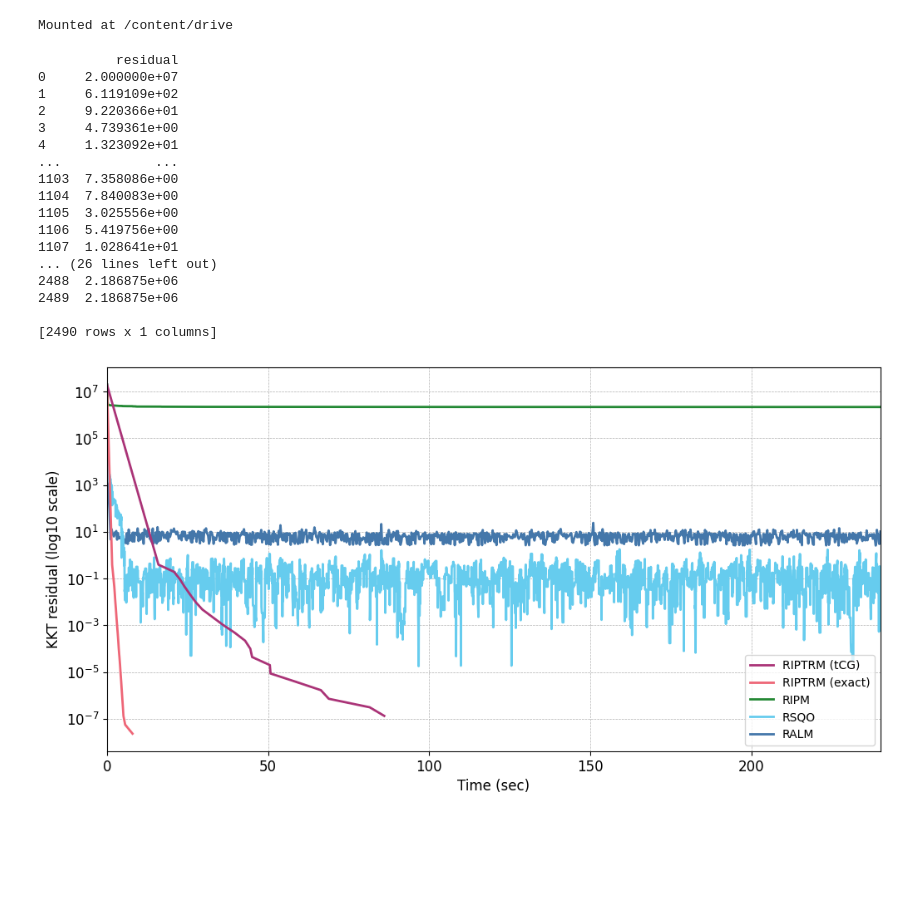
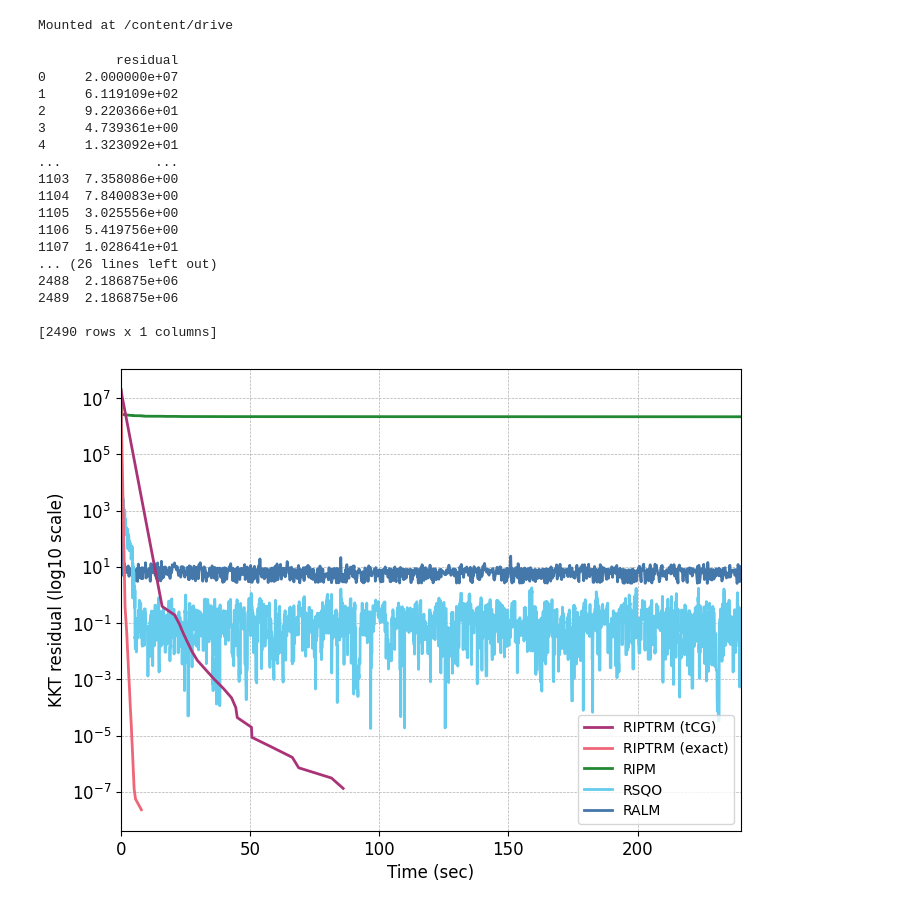
Before and after one commit to shirokumakur0/Riemannian-interior-point-trust-region-method, a Jupyter notebook: src/Rosenbrock/colab_analyzer.ipynb, the cells around one changed output. Cells and saved outputs as stored; diff of their text form; code cells hidden in the pictures; blank space fills up the shorter version.

```diff
--- a/src/Rosenbrock/colab_analyzer.ipynb
+++ b/src/Rosenbrock/colab_analyzer.ipynb
@@ -86,7 +86,7 @@ is_y_logscale = True
 # plot_graph(problem_name, problem_instance, problem_initialpoint, solver_name, file_name, yaxis_col_name, xaxis_col_name, is_ylogscale)
 
 # Initial setting
-plt.figure(figsize=(12, 6))
+plt.figure(figsize=(8, 6))
 # plt.title(f"{xaxis_col_name} vs {yaxis_col_name} for {problem_name}-{problem_instance}-{problem_initialpoint}")
 plt.ylabel(f"{yaxis_col_name}")
 
@@ -151,34 +151,34 @@ if is_y_logscale:
     plt.yscale("log")
 
 # plt.gca().set_ylim(top=10)
 plt.gca().set_xlim(left=0, right=240)
 
 # Save the plot
 output_folder = f'{root_path}/result/{problem_name}/{problem_instance}/{problem_initialpoint}'
 os.makedirs(f"{root_path}/result/{problem_name}", exist_ok=True)
 os.makedirs(f"{root_path}/result/{problem_name}/{problem_instance}", exist_ok=True)
 os.makedirs(output_folder, exist_ok=True)  # create {problem_name} folder under 'result' folder
 # plt.savefig(f"{output_folder}/{xaxis_col_name}_{yaxis_col_name}.pdf", bbox_inches="tight")
 plt.savefig(f"{output_folder}/{xaxis_col_name}_{yaxis_col_name}_outer.pdf", bbox_inches="tight")
 # %% [output]
           residual
 0     2.000000e+07
 1     6.119109e+02
 2     9.220366e+01
 3     4.739361e+00
 4     1.323092e+01
 ...            ...
 1103  7.358086e+00
 1104  7.840083e+00
 1105  3.025556e+00
 1106  5.419756e+00
 1107  1.028641e+01
 ... (26 lines left out)
 2488  2.186875e+06
 2489  2.186875e+06
 
 [2490 rows x 1 columns]
-[figure, old version]
+[figure, new version]
 # %%
 # Graph plot
 
```
Also changed, not shown: parts of 1 cell of this notebook, 37 other files.
